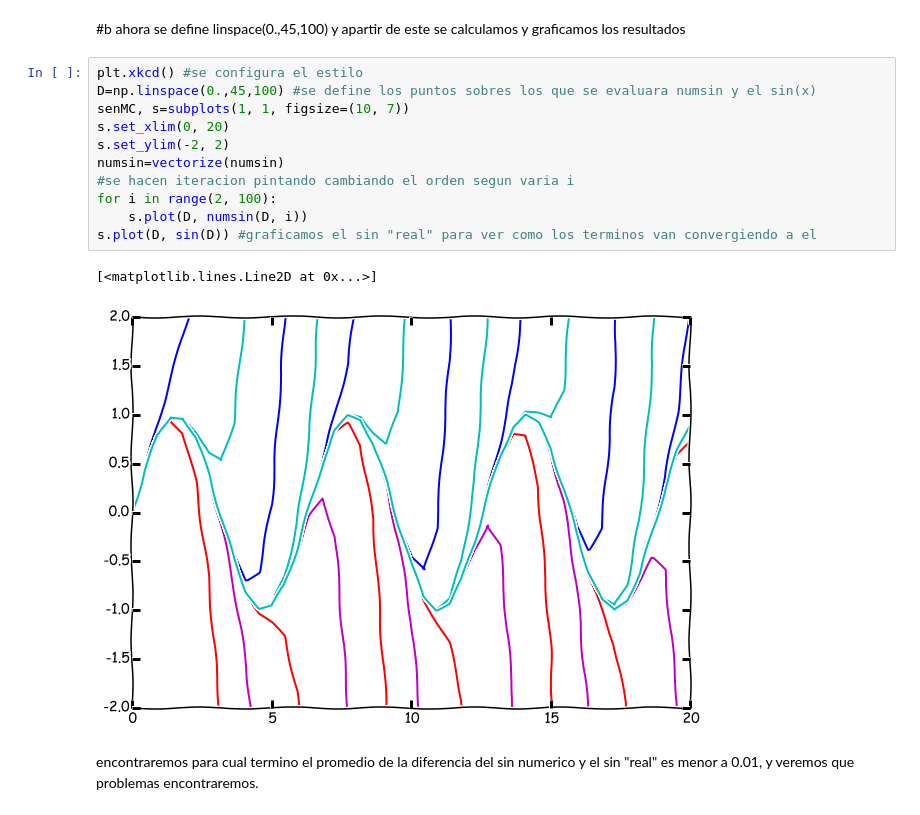
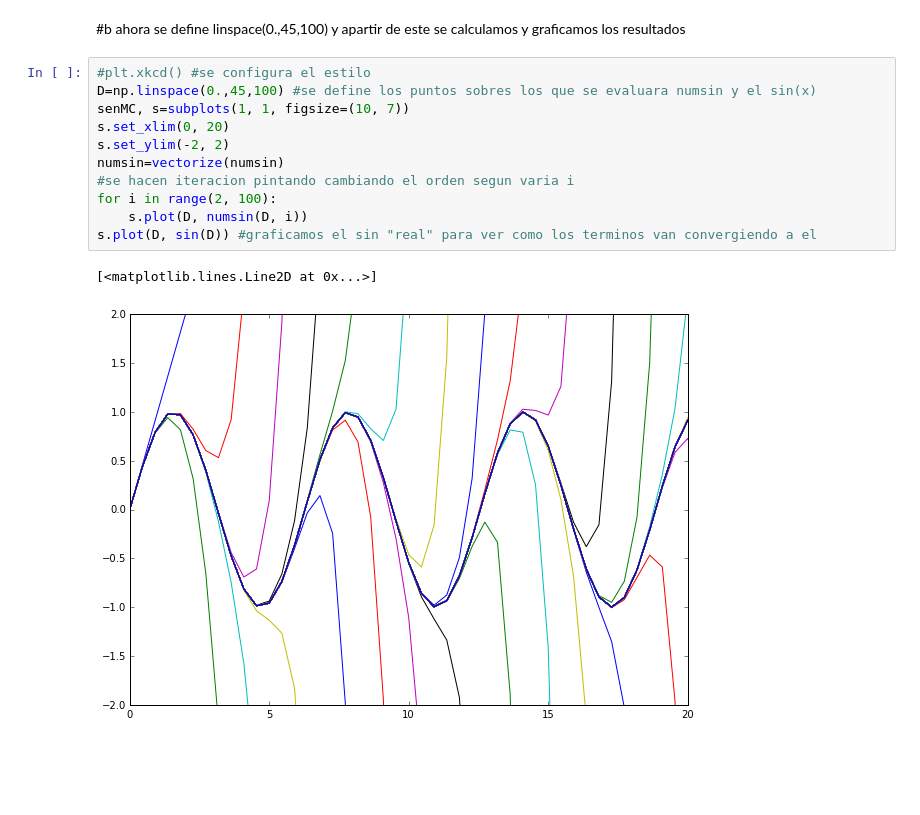
Before and after one commit to juannnesss/MC, a Jupyter notebook: Tareas/HW3/numsin.ipynb, the cells around one changed output. Saved outputs shown, nothing was run; the diff lists cells and outputs as text; blank space fills up the shorter version.

```diff
--- a/Tareas/HW3/numsin.ipynb
+++ b/Tareas/HW3/numsin.ipynb
@@ -21,18 +21,16 @@ def numsin(x, orden):
 #b
 ahora se define linspace(0.,45,100) y apartir de este se calculamos y graficamos los resultados
 # %%
-plt.xkcd() #se configura el estilo
+#plt.xkcd() #se configura el estilo
 D=np.linspace(0.,45,100) #se define los puntos sobres los que se evaluara numsin y el sin(x)
 senMC, s=subplots(1, 1, figsize=(10, 7))
 s.set_xlim(0, 20)
 s.set_ylim(-2, 2)
 numsin=vectorize(numsin)
 #se hacen iteracion pintando cambiando el orden segun varia i
 for i in range(2, 100):
     s.plot(D, numsin(D, i))
 s.plot(D, sin(D)) #graficamos el sin "real" para ver como los terminos van convergiendo a el
 # %% [output]
 [<matplotlib.lines.Line2D at 0x...>]
-[figure, old version]
+[figure, new version]
-# %% [markdown]
-encontraremos para cual termino el promedio de la diferencia del sin numerico y el sin "real" es menor a 0.01, y veremos que problemas encontraremos.
```
Also changed, not shown: parts of 14 cells of this notebook.
